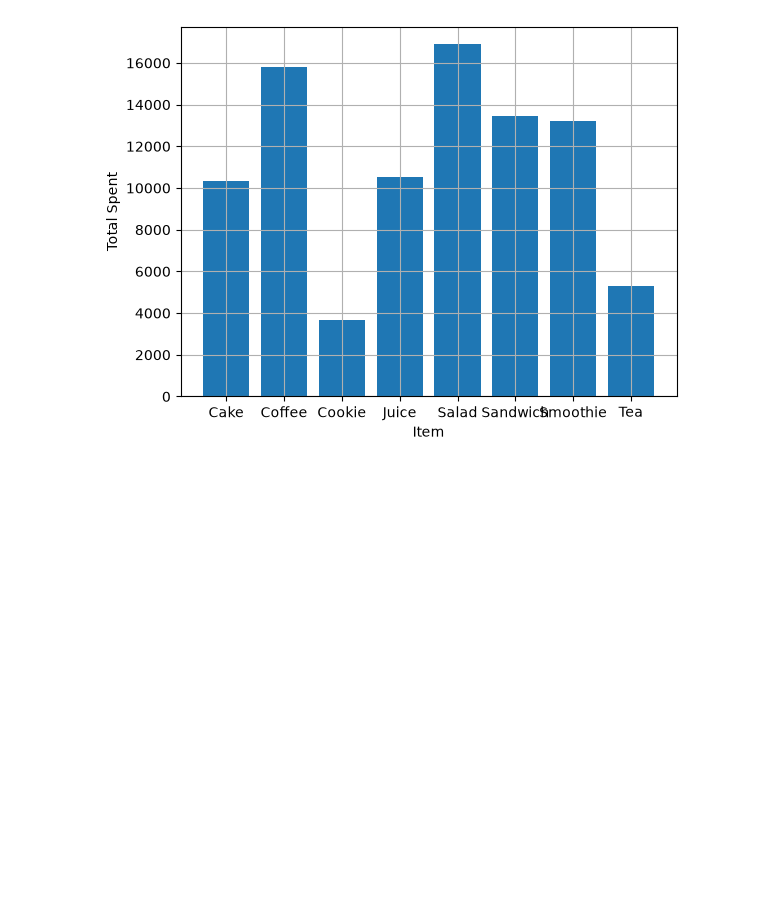
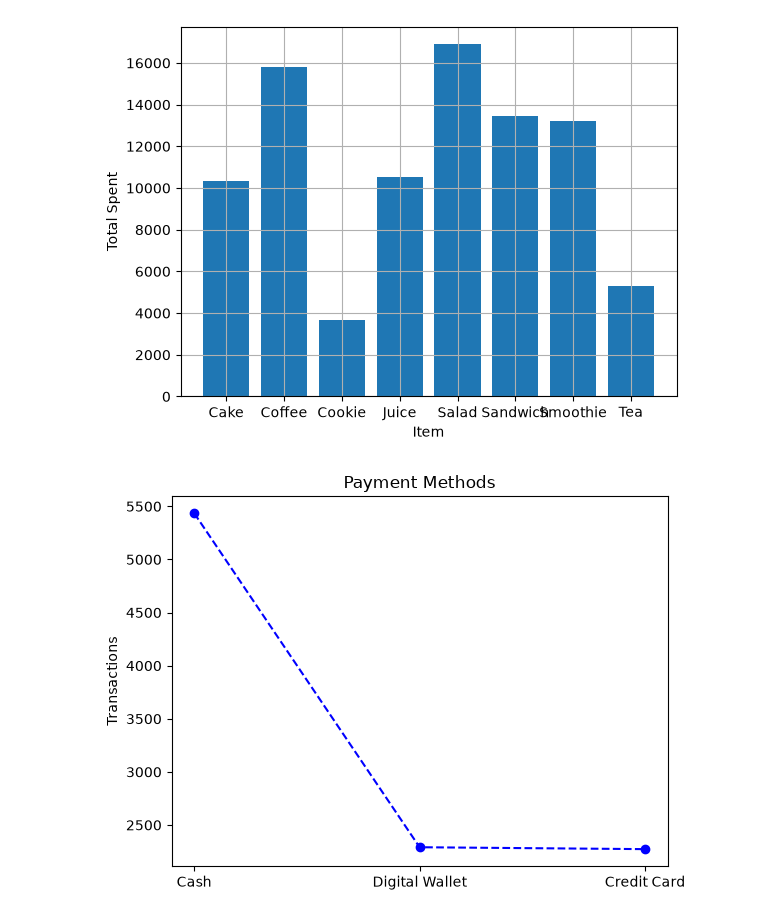
Before and after one commit to marshaale/learn-matplotlib, a Jupyter notebook: cafe_sales/notebook.ipynb, the cells around one changed output. Cells and saved outputs as stored; diff of their text form; code cells hidden in the pictures; blank space fills up the shorter version.

Commit message:
practice visualization, pie,plot,hist.

```diff
--- a/cafe_sales/notebook.ipynb
+++ b/cafe_sales/notebook.ipynb
@@ -70,3 +70,10 @@ plt.grid()
 plt.show()
 # %% [output]
 [figure]
+# %%
+plt.title("Payment Methods")
+plt.ylabel("Transactions")
+plt.plot(payment_methods.index.tolist(),payment_methods,'bo--')
+plt.show()
+# %% [output]
+[figure, added]
```
Also changed, not shown: parts of 4 cells of this notebook.
